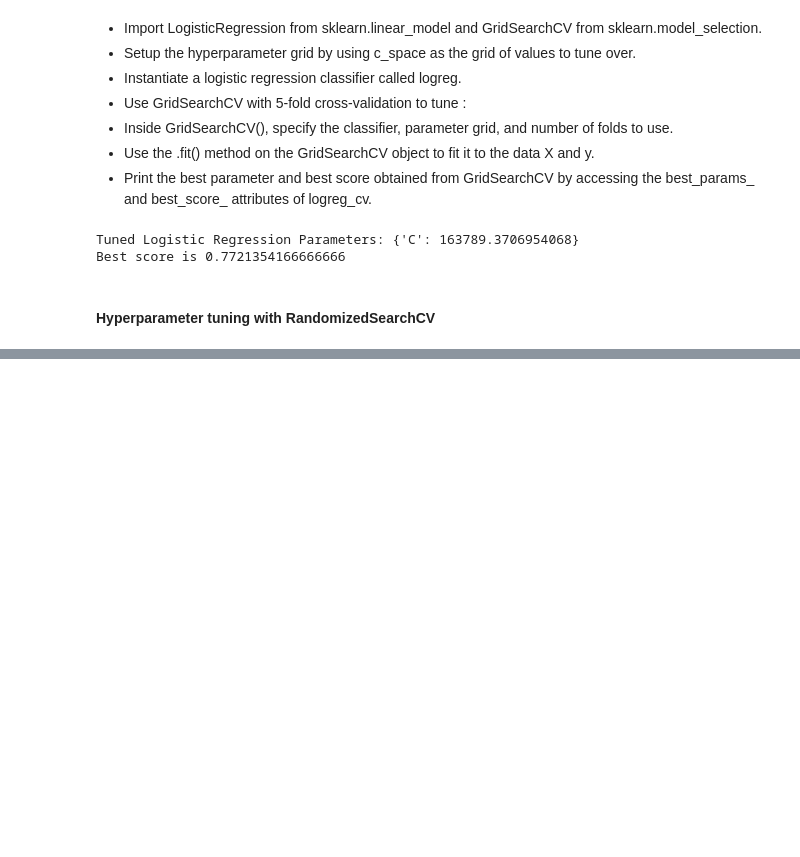
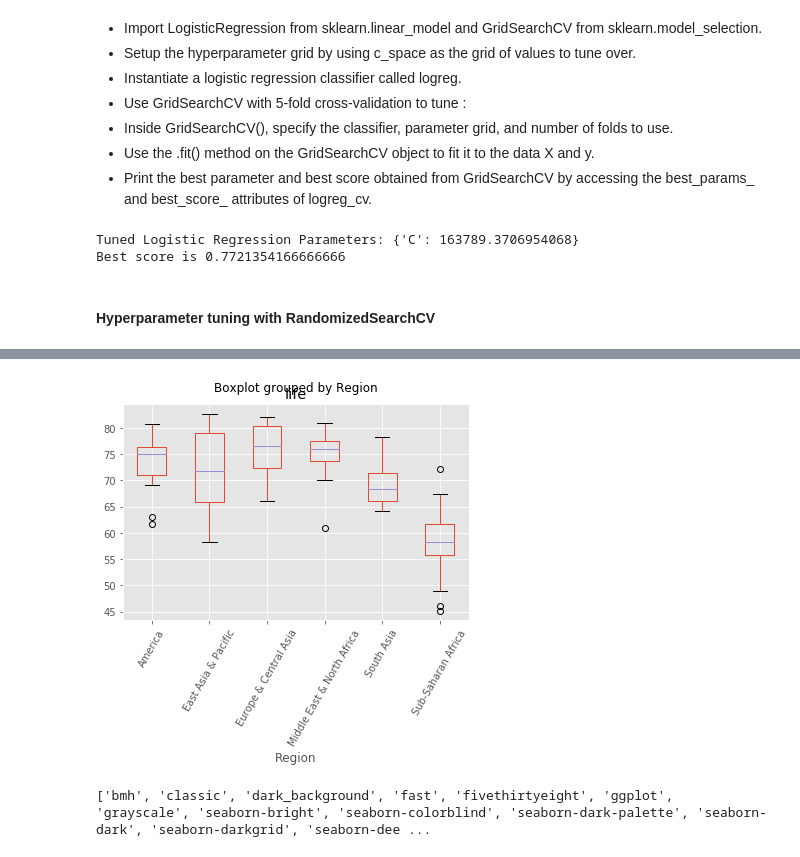
Before and after one commit to jeff0994/DataScienceProject, a Jupyter notebook: Machine Learning with Sklearn (tutorial)/Supervised Learning with scikit-learn.ipynb, the cells around one changed output, grey strips where cells are left out. Cells and saved outputs as stored; diff of their text form; code cells hidden in the pictures; blank space fills up the shorter version.

```diff
--- a/Machine Learning with Sklearn (tutorial)/Supervised Learning with scikit-learn.ipynb
+++ b/Machine Learning with Sklearn (tutorial)/Supervised Learning with scikit-learn.ipynb
@@ -1628,0 +1904,6 @@ Best score is 0.7721354166666666
+# %%
+#Read the data
+filename = 'gm_2008_region.csv.csv'
+path = '.\\datasets\\' + filename
+# %%
+gapminder = pd.read_csv(path)
@@ -1628,0 +1919,18 @@ Best score is 0.7721354166666666
+# %%
+# Import pandas
+import pandas as pd
+
+# Read 'gapminder.csv' into a DataFrame: gapminder
+#Already
+
+# Create a boxplot of life expectancy per region
+gapminder.boxplot('life','Region', rot=60)
+
+# Show the plot
+plt.show()
+# %% [output]
+[figure, added]
+# %%
+print(plt.style.available)
+# %% [output]
+['bmh', 'classic', 'dark_background', 'fast', 'fivethirtyeight', 'ggplot', 'grayscale', 'seaborn-bright', 'seaborn-colorblind', 'seaborn-dark-palette', 'seaborn-dark', 'seaborn-darkgrid', 'seaborn-dee ...
```
Also changed, not shown: parts of 139 cells of this notebook.
